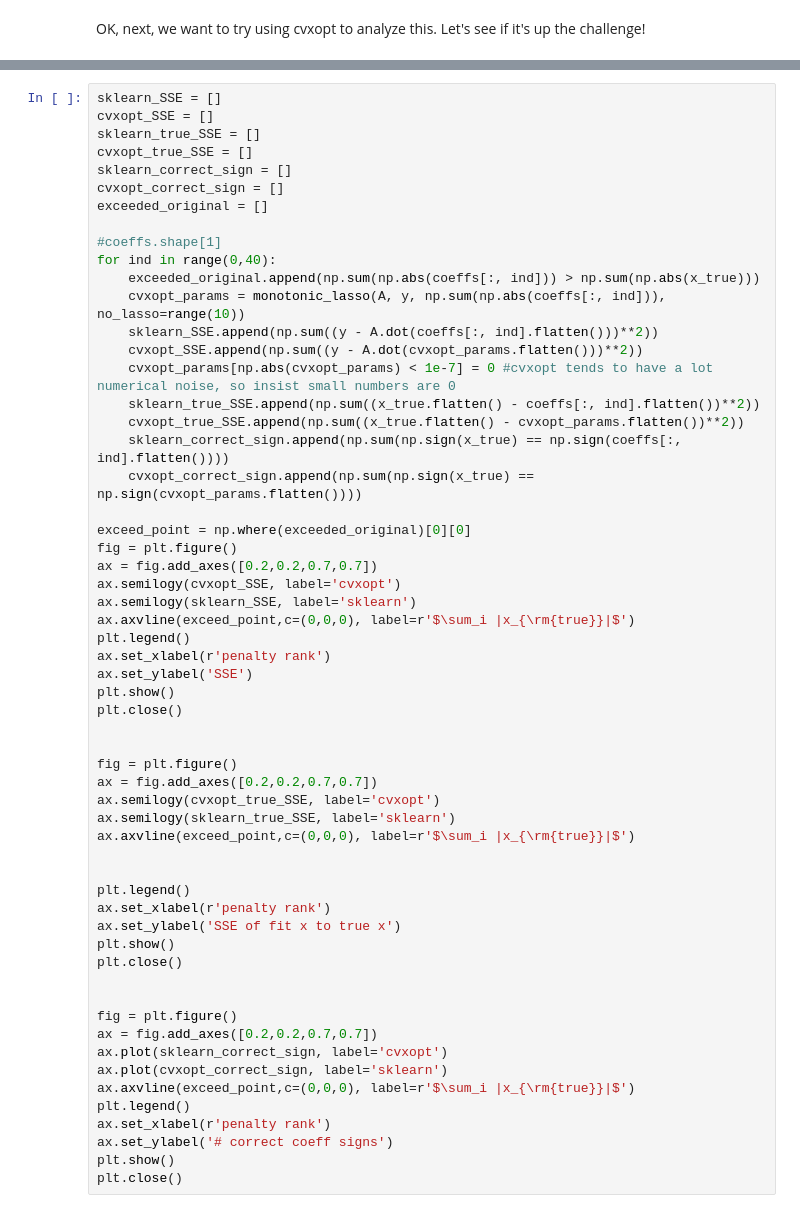
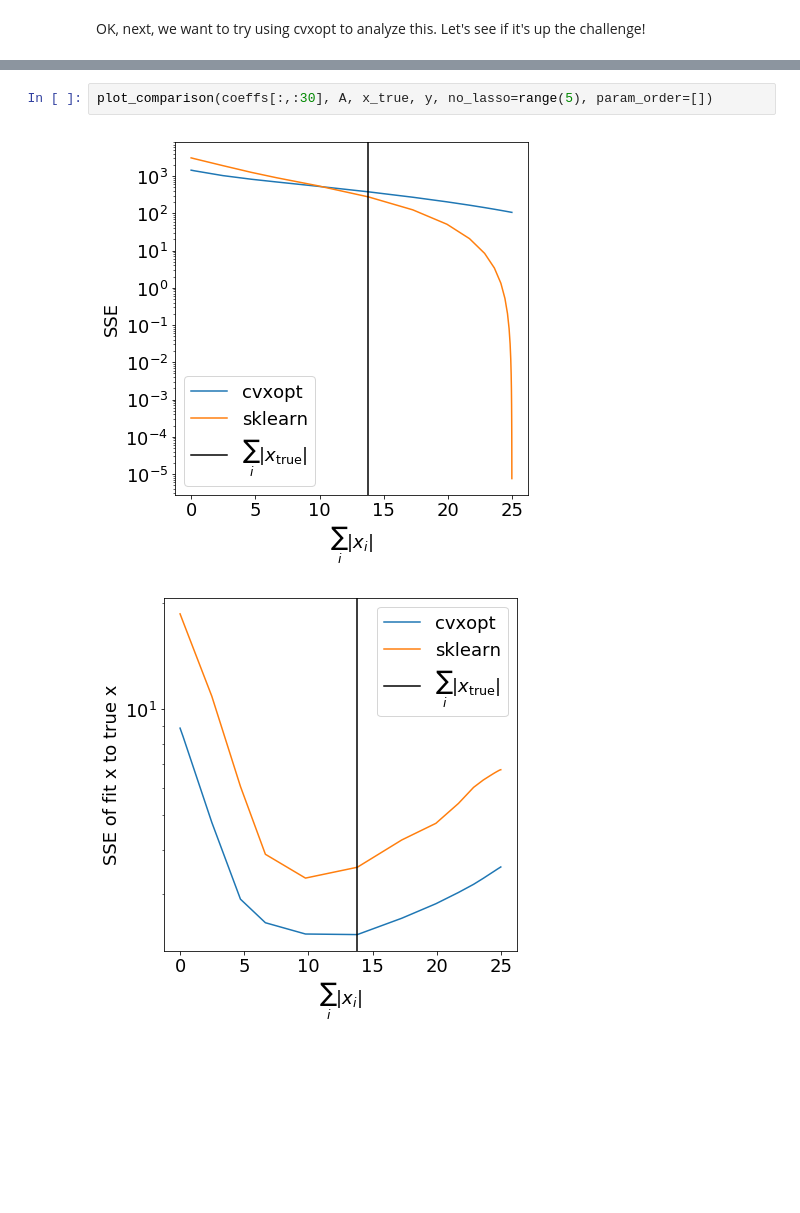
Before and after one commit to rhys-m-adams/Rank_enforced_Lasso, a Jupyter notebook: lasso_demo_using_cvxopt.ipynb, the cells around one changed output, grey strips where cells are left out. Cells and saved outputs as stored; diff of their text form; blank space fills up the shorter version.

```diff
--- a/lasso_demo_using_cvxopt.ipynb
+++ b/lasso_demo_using_cvxopt.ipynb
@@ -207,58 +159,5 @@ Alright, well it seems that cvxopt performs reasonably well up to the sum of the
-# %%
-sklearn_SSE = []
-cvxopt_SSE = []
-sklearn_true_SSE = []
-cvxopt_true_SSE = []
-sklearn_correct_sign = []
-cvxopt_correct_sign = []
-exceeded_original = []
-
-#coeffs.shape[1]
-for ind in range(0,40):
-    exceeded_original.append(np.sum(np.abs(coeffs[:, ind])) > np.sum(np.abs(x_true)))
-    cvxopt_params = monotonic_lasso(A, y, np.sum(np.abs(coeffs[:, ind])), no_lasso=range(10))
-    sklearn_SSE.append(np.sum((y - A.dot(coeffs[:, ind].flatten()))**2))
-    cvxopt_SSE.append(np.sum((y - A.dot(cvxopt_params.flatten()))**2))
-    cvxopt_params[np.abs(cvxopt_params) < 1e-7] = 0 #cvxopt tends to have a lot numerical noise, so insist small numbers are 0
-    sklearn_true_SSE.append(np.sum((x_true.flatten() - coeffs[:, ind].flatten())**2))
-    cvxopt_true_SSE.append(np.sum((x_true.flatten() - cvxopt_params.flatten())**2))
-    sklearn_correct_sign.append(np.sum(np.sign(x_true) == np.sign(coeffs[:, ind].flatten())))
-    cvxopt_correct_sign.append(np.sum(np.sign(x_true) == np.sign(cvxopt_params.flatten())))
-
-exceed_point = np.where(exceeded_original)[0][0]
-fig = plt.figure()
-ax = fig.add_axes([0.2,0.2,0.7,0.7])
-ax.semilogy(cvxopt_SSE, label='cvxopt')
-ax.semilogy(sklearn_SSE, label='sklearn')
-ax.axvline(exceed_point,c=(0,0,0), label=r'$\sum_i |x_{\rm{true}}|$')
-plt.legend()
-ax.set_xlabel(r'penalty rank')
-ax.set_ylabel('SSE')
-plt.show()
-plt.close()
-
-
-fig = plt.figure()
-ax = fig.add_axes([0.2,0.2,0.7,0.7])
-ax.semilogy(cvxopt_true_SSE, label='cvxopt')
-ax.semilogy(sklearn_true_SSE, label='sklearn')
-ax.axvline(exceed_point,c=(0,0,0), label=r'$\sum_i |x_{\rm{true}}|$')
-
-
-plt.legend()
-ax.set_xlabel(r'penalty rank')
-ax.set_ylabel('SSE of fit x to true x')
-plt.show()
-plt.close()
-
-
-fig = plt.figure()
-ax = fig.add_axes([0.2,0.2,0.7,0.7])
-ax.plot(sklearn_correct_sign, label='cvxopt')
-ax.plot(cvxopt_correct_sign, label='sklearn')
-ax.axvline(exceed_point,c=(0,0,0), label=r'$\sum_i |x_{\rm{true}}|$')
-plt.legend()
-ax.set_xlabel(r'penalty rank')
-ax.set_ylabel('# correct coeff signs')
-plt.show()
-plt.close()
+# %%
+plot_comparison(coeffs[:,:30], A, x_true, y, no_lasso=range(5), param_order=[])
+# %% [output]
+[figure, added]
+[figure, added]
```
Also changed, not shown: parts of 15 cells of this notebook, 2 other files.
